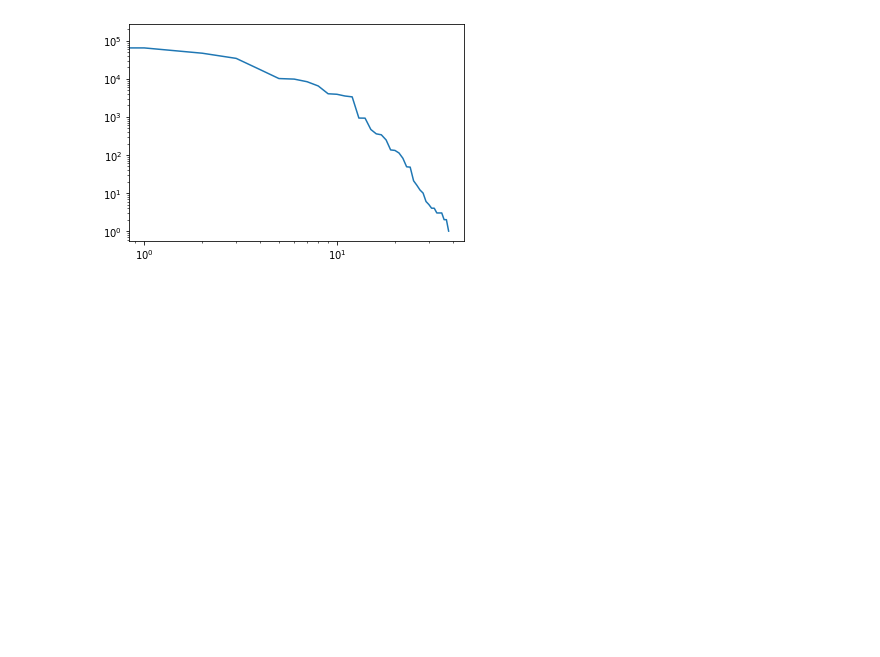
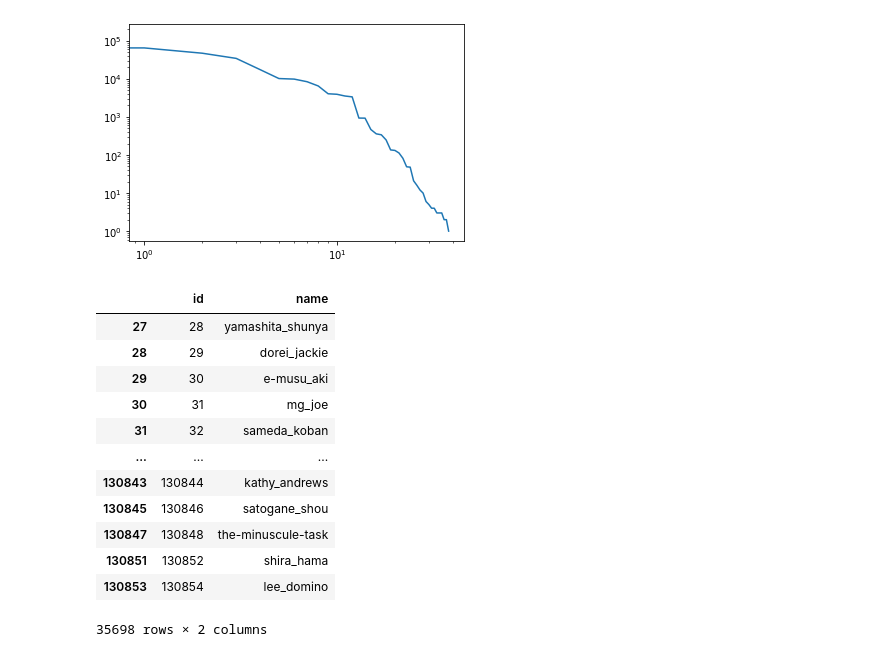
Before and after one commit to stokyv/sadpanda, a Jupyter notebook: sadpanda.ipynb, the cells around one changed output. Saved outputs shown, nothing was run; the diff lists cells and outputs as text; code cells hidden in the pictures; blank space fills up the shorter version.

```diff
--- a/sadpanda.ipynb
+++ b/sadpanda.ipynb
@@ -129,0 +139,6 @@ df3.head()
+# %%
+df3_new = df3
+df3_new['scope'] = df3['scope'].fillna('other')
+df3_new
+g = df3_new['name'].groupby(df3['scope'])
+g.count()
@@ -325,3 +352,24 @@ bengali              2
 slovak               1
 Name: gallery_id, dtype: int64
 [figure]
+# %%
+#which artist has the most galleries?
+#---
+#find id of artist?
+artist = df3_new[df3_new['scope']=='artist']
+artist = artist.drop(['index', 'scope'], axis=1)
+artist
+# %% [output]
+|  | id | name |
+| 27 | 28 | yamashita_shunya |
+| 28 | 29 | dorei_jackie |
+| 29 | 30 | e-musu_aki |
+| 30 | 31 | mg_joe |
+| 31 | 32 | sameda_koban |
+| ... | ... | ... |
+| 130843 | 130844 | kathy_andrews |
+| 130845 | 130846 | satogane_shou |
+| 130847 | 130848 | the-minuscule-task |
+| 130851 | 130852 | shira_hama |
+| 130853 | 130854 | lee_domino |
+35698 rows × 2 columns
```
Also changed, not shown: parts of 13 cells of this notebook.
